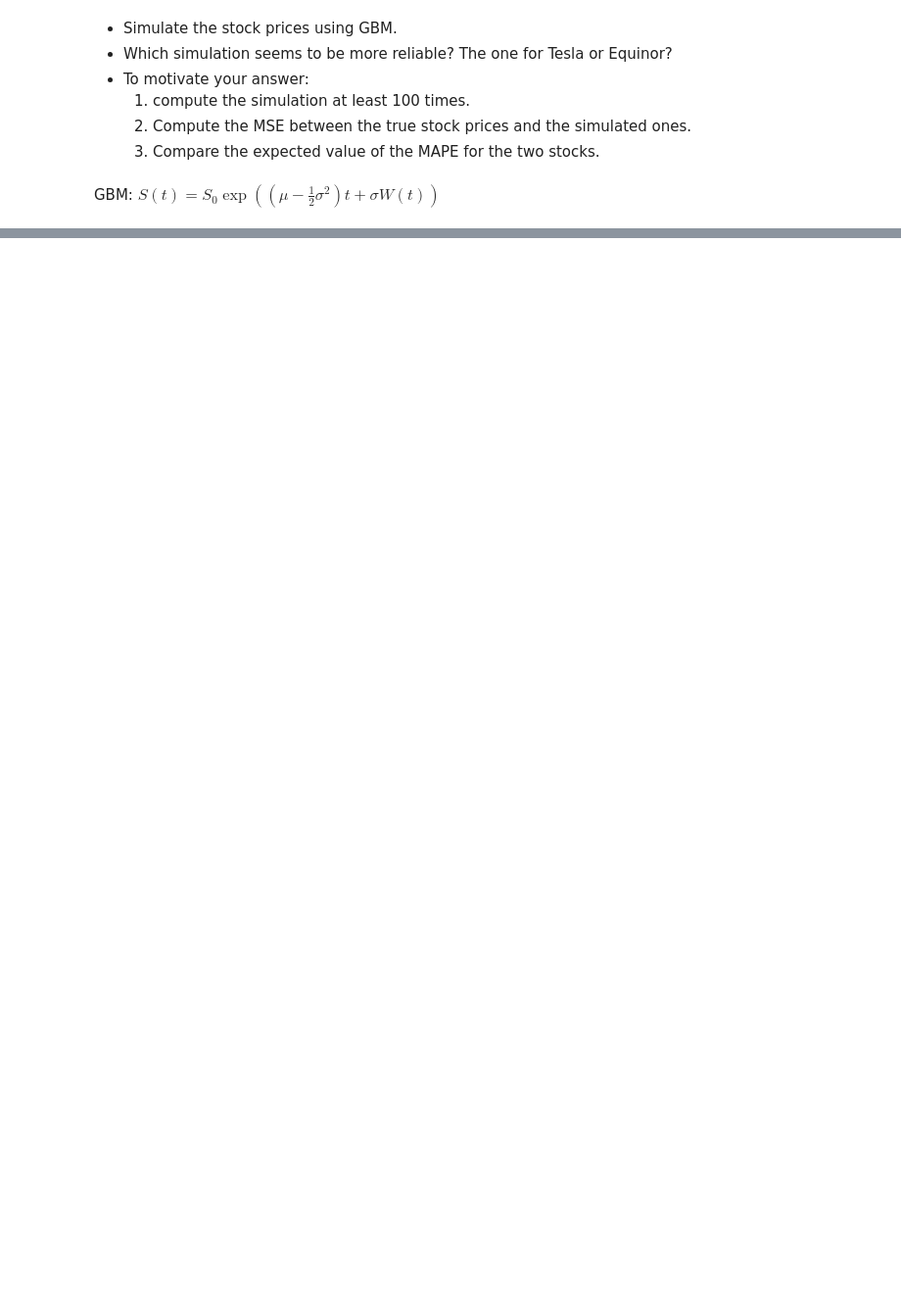
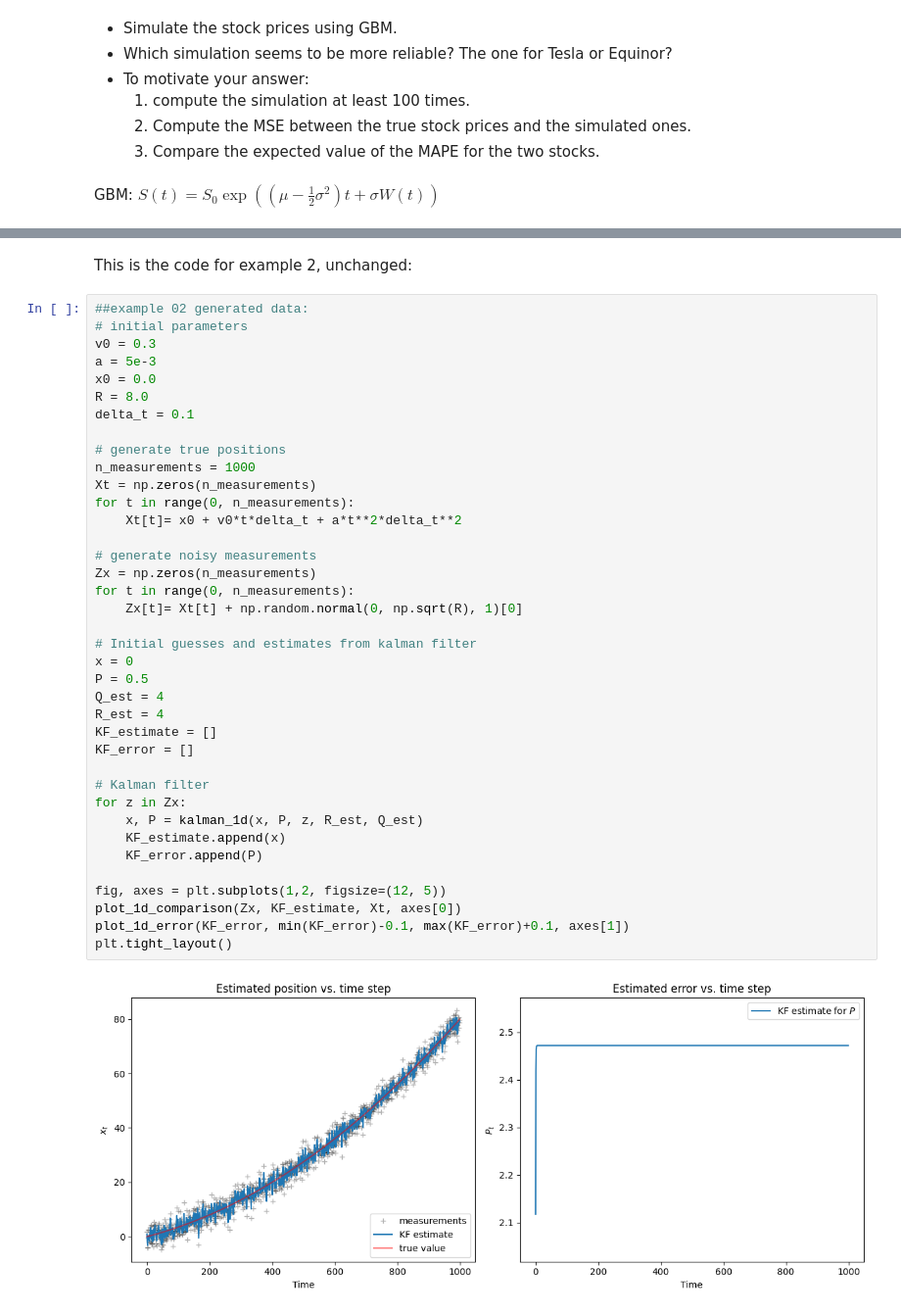
Before and after one commit to Selkief/python-time-series-handbook, a Jupyter notebook: exercises5-8.ipynb, the cells around one changed output, grey strips where cells are left out. Shown at 98% size. Cells and saved outputs as stored; diff of their text form; blank space fills up the shorter version.

```diff
--- a/exercises5-8.ipynb
+++ b/exercises5-8.ipynb
@@ -621,0 +723,42 @@ As the two stocks are in quite different price ranges MAPE might be more represe
+# %% [markdown]
+This is the code for example 2, unchanged:
+# %%
+##example 02 generated data:
+# initial parameters
+v0 = 0.3
+a = 5e-3
+x0 = 0.0
+R = 8.0
+delta_t = 0.1
+
+# generate true positions
+n_measurements = 1000
+Xt = np.zeros(n_measurements)
+for t in range(0, n_measurements):
+    Xt[t]= x0 + v0*t*delta_t + a*t**2*delta_t**2
+
+# generate noisy measurements
+Zx = np.zeros(n_measurements)
+for t in range(0, n_measurements):
+    Zx[t]= Xt[t] + np.random.normal(0, np.sqrt(R), 1)[0]
+
+# Initial guesses and estimates from kalman filter
+x = 0
+P = 0.5
+Q_est = 4
+R_est = 4
+KF_estimate = []
+KF_error = []
+
+# Kalman filter
+for z in Zx:
+    x, P = kalman_1d(x, P, z, R_est, Q_est)
+    KF_estimate.append(x)
+    KF_error.append(P)
+
+fig, axes = plt.subplots(1,2, figsize=(12, 5))
+plot_1d_comparison(Zx, KF_estimate, Xt, axes[0])
+plot_1d_error(KF_error, min(KF_error)-0.1, max(KF_error)+0.1, axes[1])
+plt.tight_layout()
+# %% [output]
+[figure, added]
```
Also changed, not shown: parts of 62 cells of this notebook, 3 other files.
